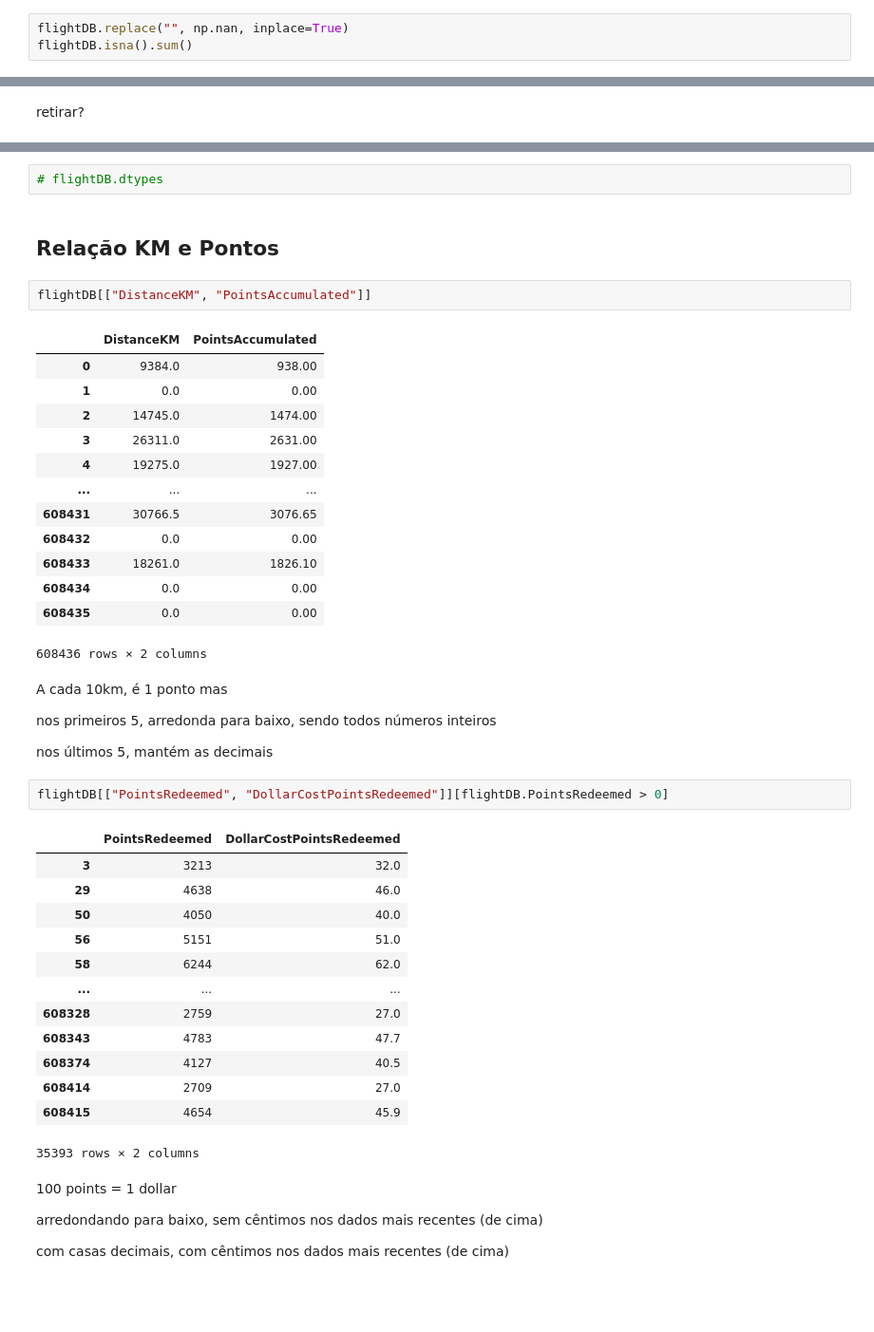
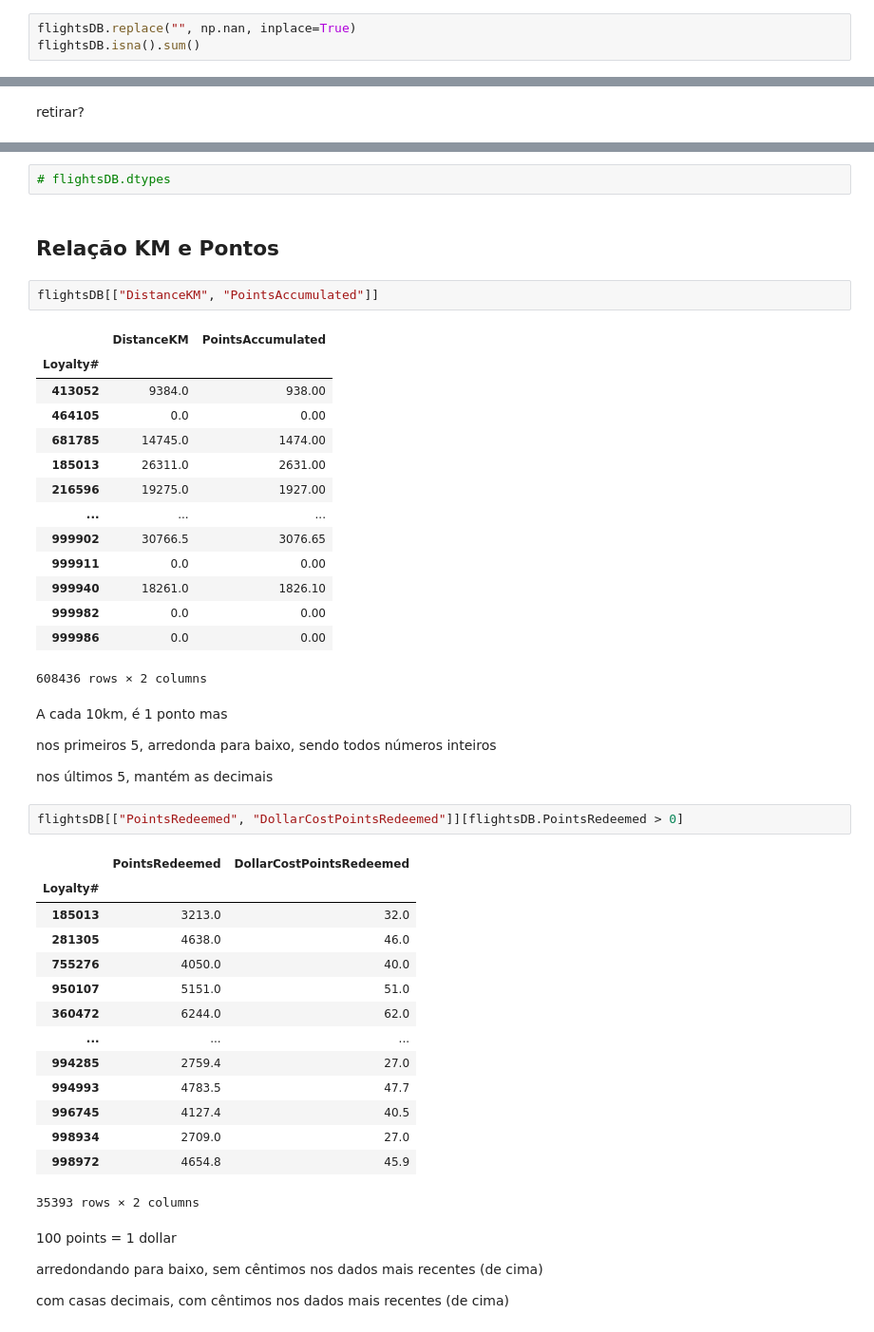
Before and after one commit to lourenco500/Data-Mining-Project, a Jupyter notebook: Deliverable_1.ipynb, the cells around one changed output, grey strips where cells are left out. Shown: that part at 95% size. Cells and saved outputs as stored; diff of their text form; blank space fills up the shorter version.

```diff
--- a/Deliverable_1.ipynb
+++ b/Deliverable_1.ipynb
@@ -286,6 +280,6 @@ o "top" é a moda e "freq" é a frequencia do valor mais frequente
 
 "count" é o numero de valores nao nulos
 # %%
-flightDB.replace("", np.nan, inplace=True)
-flightDB.isna().sum()
+flightsDB.replace("", np.nan, inplace=True)
+flightsDB.isna().sum()
 # %% [output]
@@ -340,24 +331,25 @@ dtype: object
 
 # ver se é a melhor approach
 # %%
-# flightDB.dtypes
+# flightsDB.dtypes
 # %% [markdown]
 ## Relação KM e Pontos
 # %%
-flightDB[["DistanceKM", "PointsAccumulated"]]
+flightsDB[["DistanceKM", "PointsAccumulated"]]
 # %% [output]
 |  | DistanceKM | PointsAccumulated |
-| 0 | 9384.0 | 938.00 |
-| 1 | 0.0 | 0.00 |
-| 2 | 14745.0 | 1474.00 |
-| 3 | 26311.0 | 2631.00 |
-| 4 | 19275.0 | 1927.00 |
+| Loyalty# |  |  |
+| 413052 | 9384.0 | 938.00 |
+| 464105 | 0.0 | 0.00 |
+| 681785 | 14745.0 | 1474.00 |
+| 185013 | 26311.0 | 2631.00 |
+| 216596 | 19275.0 | 1927.00 |
 | ... | ... | ... |
-| 608431 | 30766.5 | 3076.65 |
-| 608432 | 0.0 | 0.00 |
-| 608433 | 18261.0 | 1826.10 |
-| 608434 | 0.0 | 0.00 |
-| 608435 | 0.0 | 0.00 |
+| 999902 | 30766.5 | 3076.65 |
+| 999911 | 0.0 | 0.00 |
+| 999940 | 18261.0 | 1826.10 |
+| 999982 | 0.0 | 0.00 |
+| 999986 | 0.0 | 0.00 |
 608436 rows × 2 columns
 # %% [markdown]
 A cada 10km, é 1 ponto mas
@@ -366,20 +358,21 @@ nos primeiros 5, arredonda para baixo, sendo todos números inteiros
 
 nos últimos 5, mantém as decimais
 # %%
-flightDB[["PointsRedeemed", "DollarCostPointsRedeemed"]][flightDB.PointsRedeemed > 0]
+flightsDB[["PointsRedeemed", "DollarCostPointsRedeemed"]][flightsDB.PointsRedeemed > 0]
 # %% [output]
 |  | PointsRedeemed | DollarCostPointsRedeemed |
-| 3 | 3213 | 32.0 |
-| 29 | 4638 | 46.0 |
-| 50 | 4050 | 40.0 |
-| 56 | 5151 | 51.0 |
-| 58 | 6244 | 62.0 |
+| Loyalty# |  |  |
+| 185013 | 3213.0 | 32.0 |
+| 281305 | 4638.0 | 46.0 |
+| 755276 | 4050.0 | 40.0 |
+| 950107 | 5151.0 | 51.0 |
+| 360472 | 6244.0 | 62.0 |
 | ... | ... | ... |
-| 608328 | 2759 | 27.0 |
-| 608343 | 4783 | 47.7 |
-| 608374 | 4127 | 40.5 |
-| 608414 | 2709 | 27.0 |
-| 608415 | 4654 | 45.9 |
+| 994285 | 2759.4 | 27.0 |
+| 994993 | 4783.5 | 47.7 |
+| 996745 | 4127.4 | 40.5 |
+| 998934 | 2709.0 | 27.0 |
+| 998972 | 4654.8 | 45.9 |
 35393 rows × 2 columns
 # %% [markdown]
 100 points = 1 dollar
```
Also changed, not shown: parts of 19 cells of this notebook.
